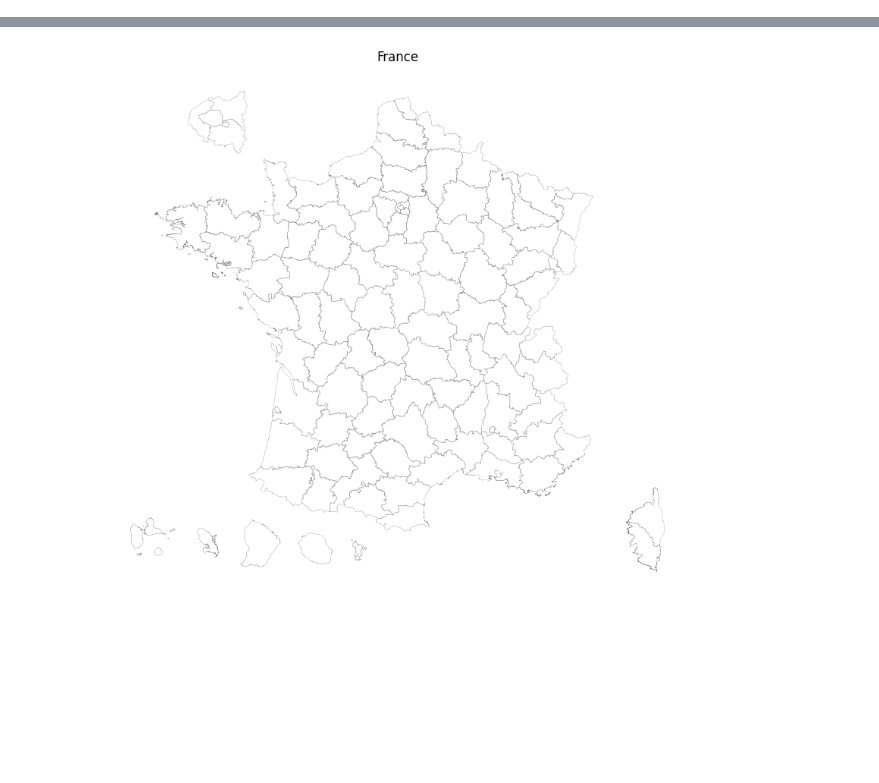
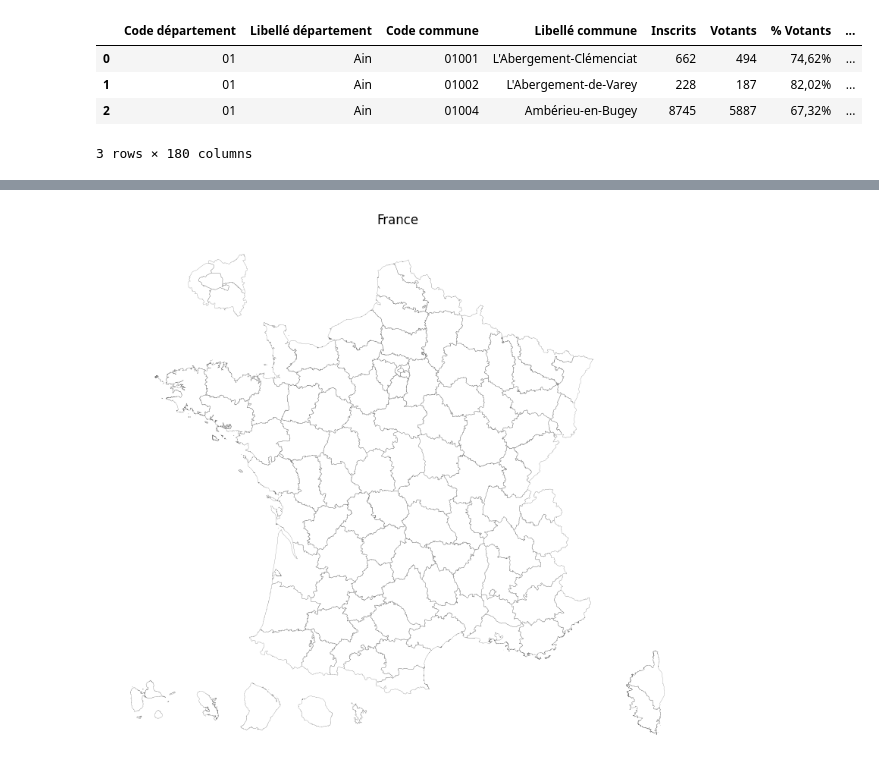
Before and after one commit to MaximeHirsch/Projet-python-deserts-sportifs, a Jupyter notebook: Projet.ipynb, the cells around one changed output, grey strips where cells are left out. Drawn from its saved outputs; the diff is of its cells as text; code cells hidden in the pictures; blank space fills up the shorter version.

```diff
--- a/Projet.ipynb
+++ b/Projet.ipynb
@@ -71 +66,10 @@ legislatives2=pd.read_csv(url2, sep=";", low_memory=False)
+# %%
+#Visualisation de la base de données politique
+legislatives2.head(3)
+# %% [output]
+|  | Code département | Libellé département | Code commune | Libellé commune | Inscrits | Votants | % Votants | ... |
+| 0 | 01 | Ain | 01001 | L'Abergement-Clémenciat | 662 | 494 | 74,62% | ... |
+| 1 | 01 | Ain | 01002 | L'Abergement-de-Varey | 228 | 187 | 82,02% | ... |
+| 2 | 01 | Ain | 01004 | Ambérieu-en-Bugey | 8745 | 5887 | 67,32% | ... |
+3 rows × 180 columns
 # %%
```
Also changed, not shown: parts of 12 cells of this notebook.
